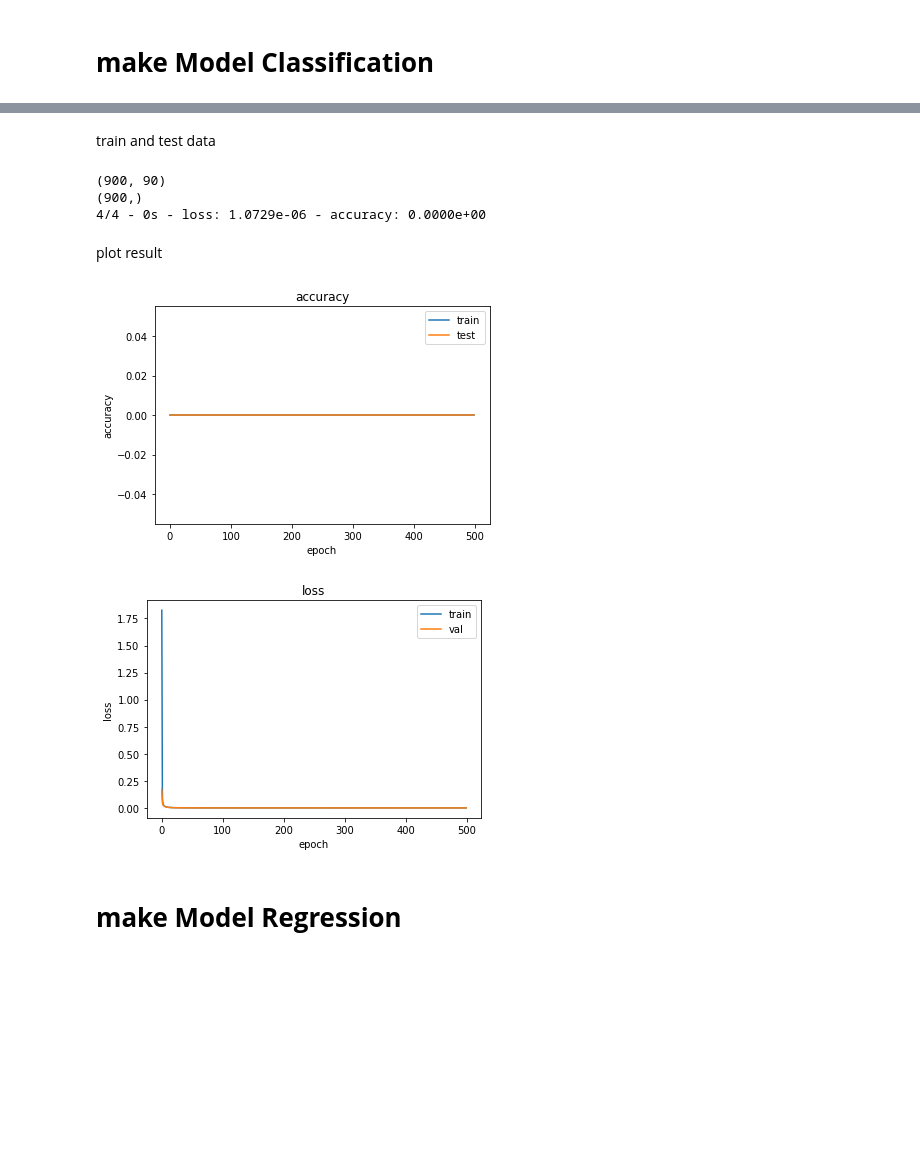
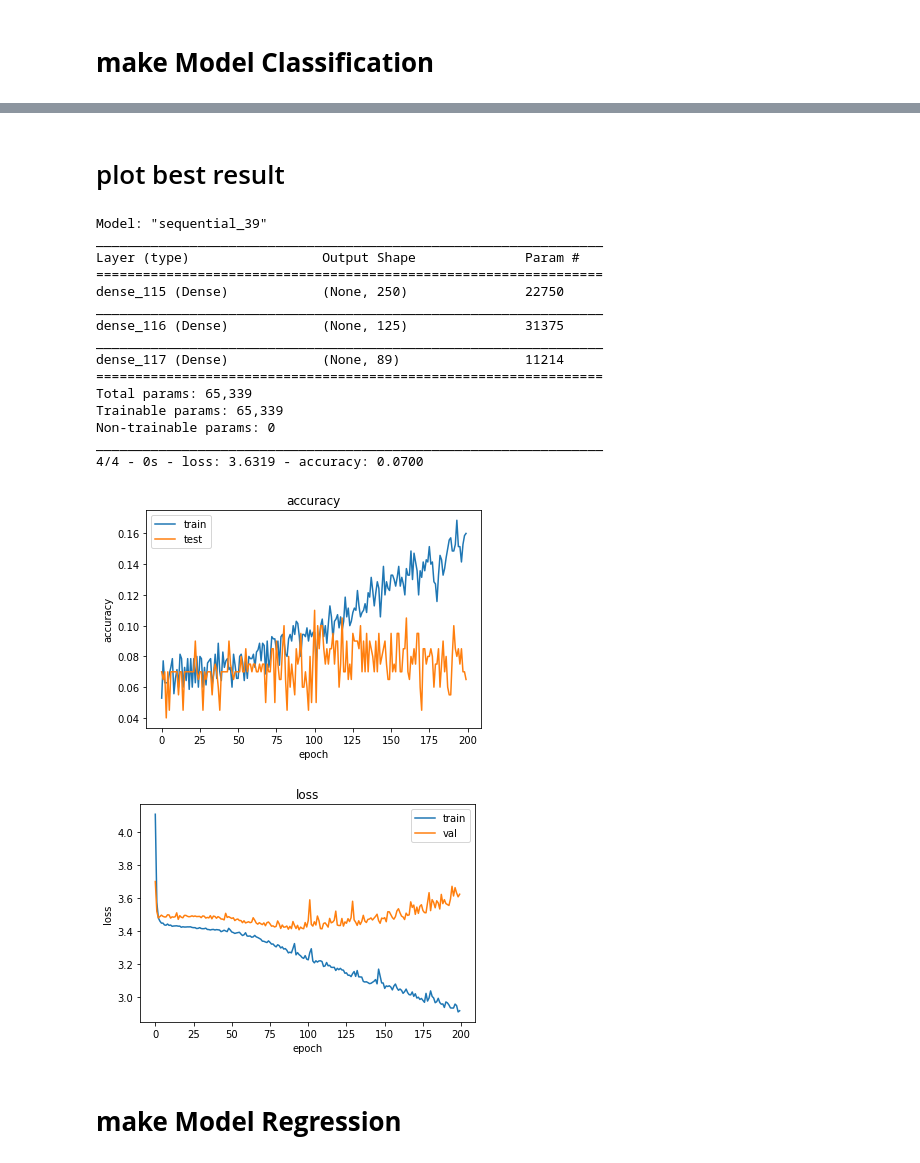
Before and after one commit to ZahraDehghanian97/Multilayer_Perceptron, a Jupyter notebook: MLP.ipynb, the cells around one changed output, grey strips where cells are left out. Cells and saved outputs as stored; diff of their text form; code cells hidden in the pictures; blank space fills up the shorter version.

Commit message:
finish classification

```diff
--- a/MLP.ipynb
+++ b/MLP.ipynb
@@ -53,5 +53,5 @@ print(dataset[:20])
 NameError: ignored
 # %%
 min_max_scaler = preprocessing.MinMaxScaler()
-Processed_set= min_max_scaler.fit_transform(np.array(dataset))
-np.random.shuffle(Processed_set)
+y =preprocessing.LabelEncoder().fit_transform( np.array(dataset)[:,0])
+features= preprocessing.MinMaxScaler().fit_transform(np.array(dataset)[:,1:])
@@ -74,0 +58,7 @@ np.random.shuffle(Processed_set)
+# %%
+Processed_set = []
+for i in range(len(y)):
+  temp =np.append( np.array(y[i]) , np.array(features[i]))
+  Processed_set.append(temp)
+print(Processed_set[0])
+np.random.shuffle(Processed_set)
@@ -76,7 +84,7 @@ np.random.shuffle(Processed_set)
 temp_set = Processed_set[:1000]
 train_validate, test = np.split(temp_set, [int(.9*len(temp_set))])
 print(len(train_validate),len(test))
-num_clasess = len(np.unique(Processed_set[:,0]))
+num_clasess = len(np.unique(np.array(Processed_set)[:,0]))
 x_train = train_validate[:,1:]
 y_train = train_validate[:,0]
 x_test = test[:,1:]
@@ -129,38 +339,51 @@ _________________________________________________________________
-# %% [markdown]
-train and test data
-# %%
-# fit model on the dataset
-print(x_train.shape)
-print(y_train.shape)
-history_classification = model_classification.fit(x_train,y_train,verbose=False, epochs=500,validation_split=2/9)
-loss_classification, acc_classification = model_classification.evaluate(x_test,y_test, verbose = 2)
-# %% [output]
-(900, 90)
-(900,)
-4/4 - 0s - loss: 1.0729e-06 - accuracy: 0.0000e+00
-# %% [markdown]
-plot result
+# %% [markdown]
+# plot best result
 # %%
+# create model
+model_classification = keras.models.Sequential()
+model_classification.add(keras.Input(shape=x_train.shape[1]))
+model_classification.add(keras.layers.Dense(250, activation='relu'))
+model_classification.add(keras.layers.Dense(125, activation='relu'))
+model_classification.add(keras.layers.Dense(num_clasess, activation='softmax'))
+# Compile model
+model_classification.compile(loss='sparse_categorical_crossentropy', optimizer='adam', metrics=['accuracy'])
+model_classification.summary()
+# fit model on the dataset
+history_classification = model_classification.fit(x_train,y_train,verbose=False, epochs=200,validation_split=2/9)
+loss_classification, acc_classification = model_classification.evaluate(x_test,y_test, verbose = 2)
 # plot model accuracy and loss
-  # accuracy
 plt.plot(history_classification.history['accuracy'])
 plt.plot(history_classification.history['val_accuracy'])
 plt.title('accuracy')
 plt.ylabel('accuracy')
 plt.xlabel('epoch')
 plt.legend(['train', 'test'], loc='best')
 plt.show()
-# loss
 plt.plot(history_classification.history['loss'])
 plt.plot(history_classification.history['val_loss'])
 plt.title('loss')
 plt.ylabel('loss')
 plt.xlabel('epoch')
 plt.legend(['train', 'val'], loc='best')
 plt.show()
 # %% [output]
+Model: "sequential_39"
+_________________________________________________________________
+Layer (type)                 Output Shape              Param #
+=================================================================
+dense_115 (Dense)            (None, 250)               22750
+_________________________________________________________________
+dense_116 (Dense)            (None, 125)               31375
+_________________________________________________________________
+dense_117 (Dense)            (None, 89)                11214
+=================================================================
+Total params: 65,339
+Trainable params: 65,339
+Non-trainable params: 0
+_________________________________________________________________
+4/4 - 0s - loss: 3.6319 - accuracy: 0.0700
-[figure, old version]
+[figure, new version]
-[figure, old version]
+[figure, new version]
 # %% [markdown]
 # **make Model Regression**
 # %%
```
Also changed, not shown: parts of 24 cells of this notebook.
